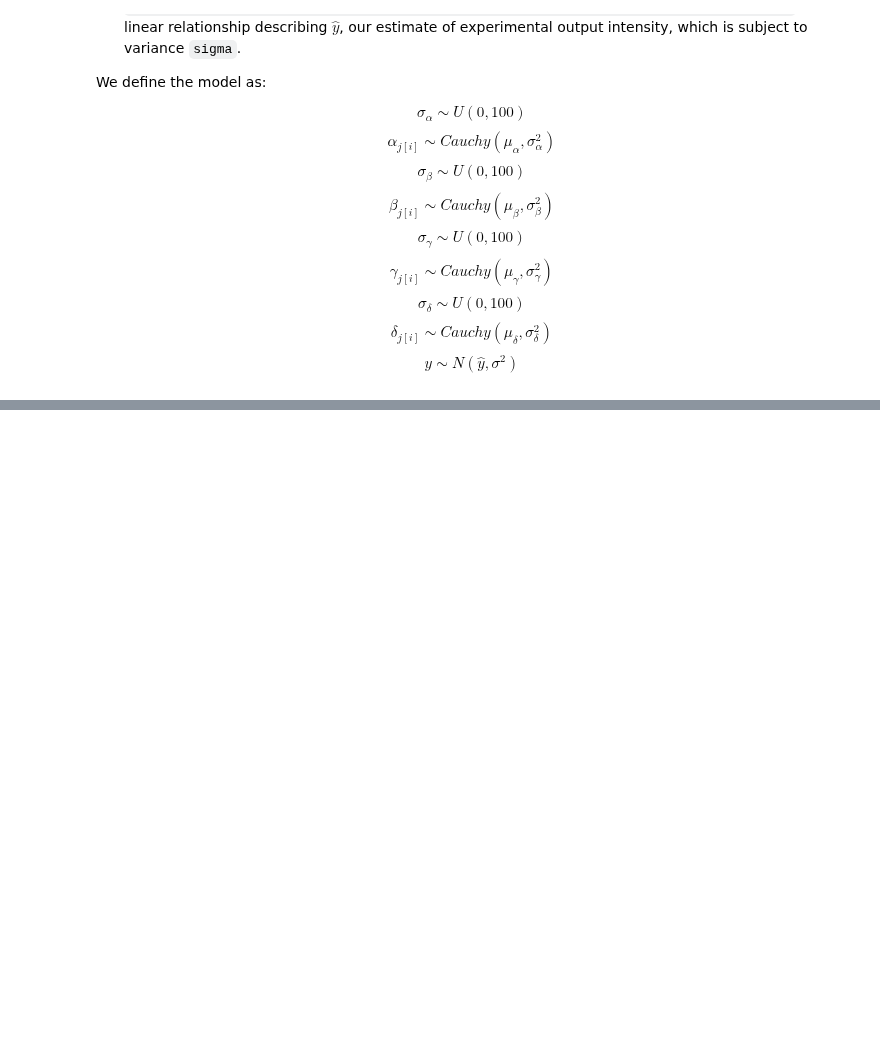
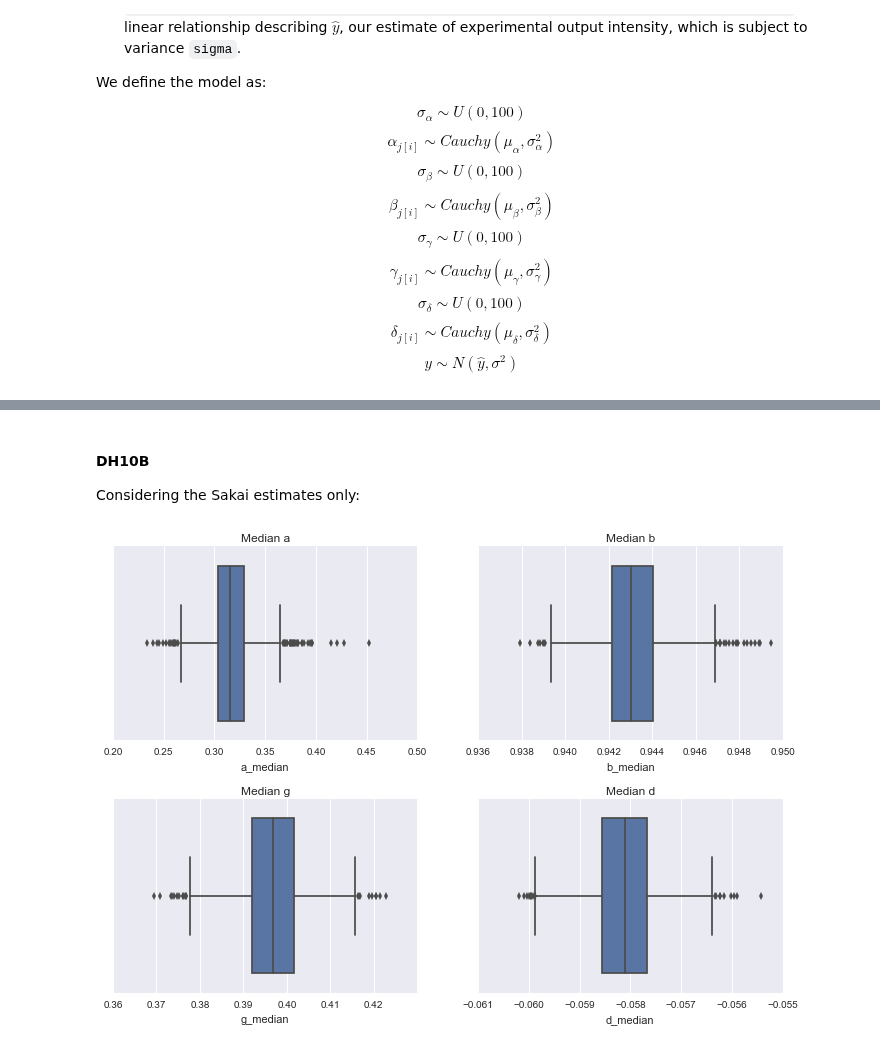
Before and after one commit to widdowquinn/SI_Holmes_etal_2017, a Jupyter notebook: notebooks/02-full_model_fit.ipynb, the cells around one changed output, grey strips where cells are left out. Saved outputs shown, nothing was run; the diff lists cells and outputs as text; code cells hidden in the pictures; blank space fills up the shorter version.

```diff
--- a/notebooks/02-full_model_fit.ipynb
+++ b/notebooks/02-full_model_fit.ipynb
@@ -254,0 +221,4 @@ list(positives['locus_tag'])
+# %%
+# Separate estimates for Sakai and DH10B
+sakai_estimates = tools.split_estimates(estimates, 'sakai')
+dh10b_estimates = tools.split_estimates(estimates, 'dh10b')
@@ -254,0 +249,9 @@ list(positives['locus_tag'])
+# %% [markdown]
+#### DH10B
+
+Considering the Sakai estimates only:
+# %%
+# Visualise median values for Sakai parameter estimates
+tools.boxplot_medians(dh10b_estimates)
+# %% [output]
+[figure, added]
```
Also changed, not shown: parts of 36 cells of this notebook, 1 other file.
